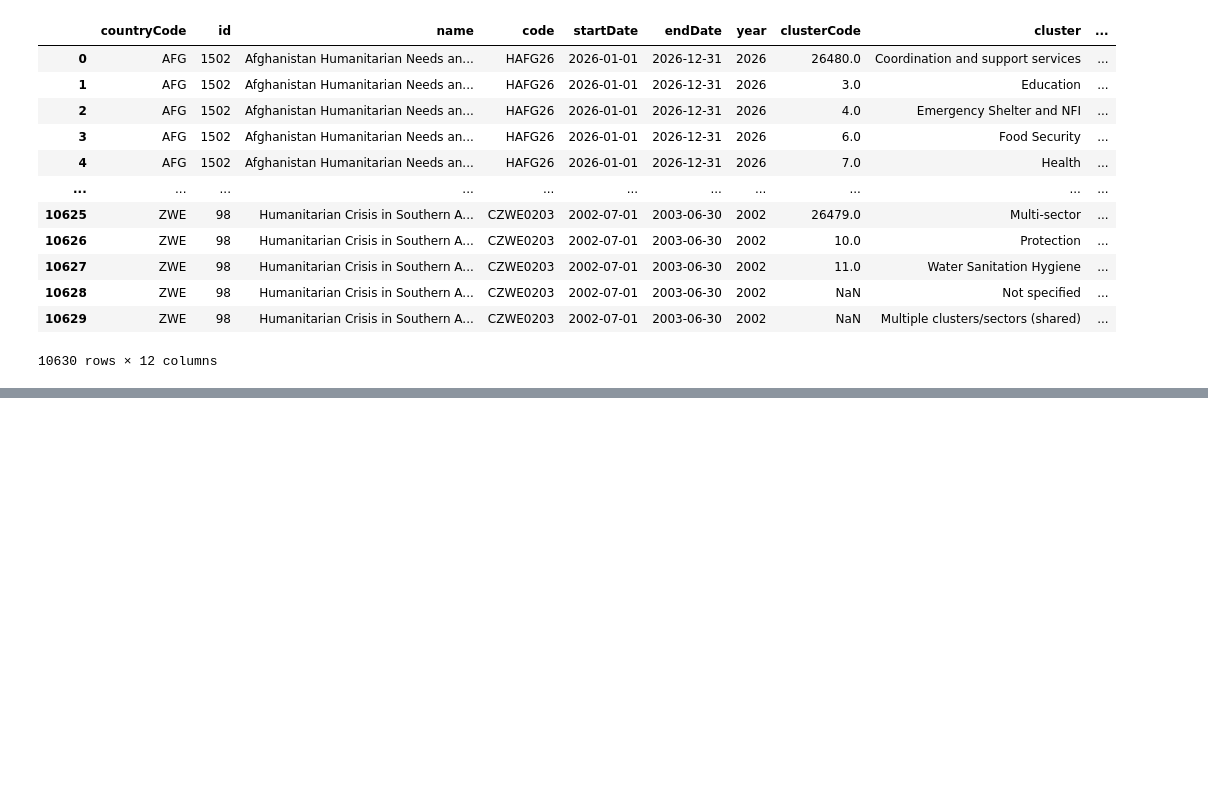
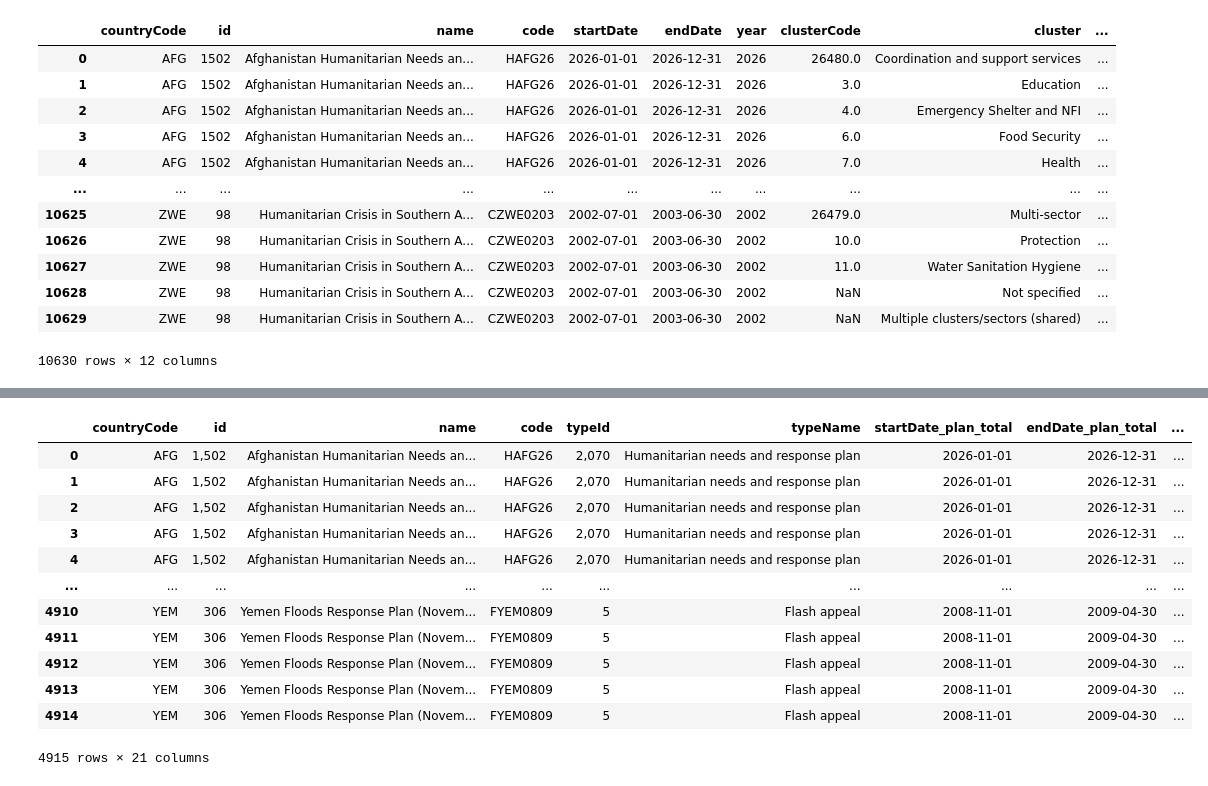
Before and after one commit to jerzyszyjut/alles-gut-ocha, a Jupyter notebook: scripts/embeddings/aggregation.ipynb, the cells around one changed output, grey strips where cells are left out. Cells and saved outputs as stored; diff of their text form; code cells hidden in the pictures; blank space fills up the shorter version.

```diff
--- a/scripts/embeddings/aggregation.ipynb
+++ b/scripts/embeddings/aggregation.ipynb
@@ -116,0 +124,16 @@ df_needs
+# %%
+final_analysis
+# %% [output]
+|  | countryCode | id | name | code | typeId | typeName | startDate_plan_total | endDate_plan_total | ... |
+| 0 | AFG | 1,502 | Afghanistan Humanitarian Needs an... | HAFG26 | 2,070 | Humanitarian needs and response plan | 2026-01-01 | 2026-12-31 | ... |
+| 1 | AFG | 1,502 | Afghanistan Humanitarian Needs an... | HAFG26 | 2,070 | Humanitarian needs and response plan | 2026-01-01 | 2026-12-31 | ... |
+| 2 | AFG | 1,502 | Afghanistan Humanitarian Needs an... | HAFG26 | 2,070 | Humanitarian needs and response plan | 2026-01-01 | 2026-12-31 | ... |
+| 3 | AFG | 1,502 | Afghanistan Humanitarian Needs an... | HAFG26 | 2,070 | Humanitarian needs and response plan | 2026-01-01 | 2026-12-31 | ... |
+| 4 | AFG | 1,502 | Afghanistan Humanitarian Needs an... | HAFG26 | 2,070 | Humanitarian needs and response plan | 2026-01-01 | 2026-12-31 | ... |
+| ... | ... | ... | ... | ... | ... | ... | ... | ... | ... |
+| 4910 | YEM | 306 | Yemen Floods Response Plan (Novem... | FYEM0809 | 5 | Flash appeal | 2008-11-01 | 2009-04-30 | ... |
+| 4911 | YEM | 306 | Yemen Floods Response Plan (Novem... | FYEM0809 | 5 | Flash appeal | 2008-11-01 | 2009-04-30 | ... |
+| 4912 | YEM | 306 | Yemen Floods Response Plan (Novem... | FYEM0809 | 5 | Flash appeal | 2008-11-01 | 2009-04-30 | ... |
+| 4913 | YEM | 306 | Yemen Floods Response Plan (Novem... | FYEM0809 | 5 | Flash appeal | 2008-11-01 | 2009-04-30 | ... |
+| 4914 | YEM | 306 | Yemen Floods Response Plan (Novem... | FYEM0809 | 5 | Flash appeal | 2008-11-01 | 2009-04-30 | ... |
+4915 rows × 21 columns
```
Also changed, not shown: parts of 3 cells of this notebook.
